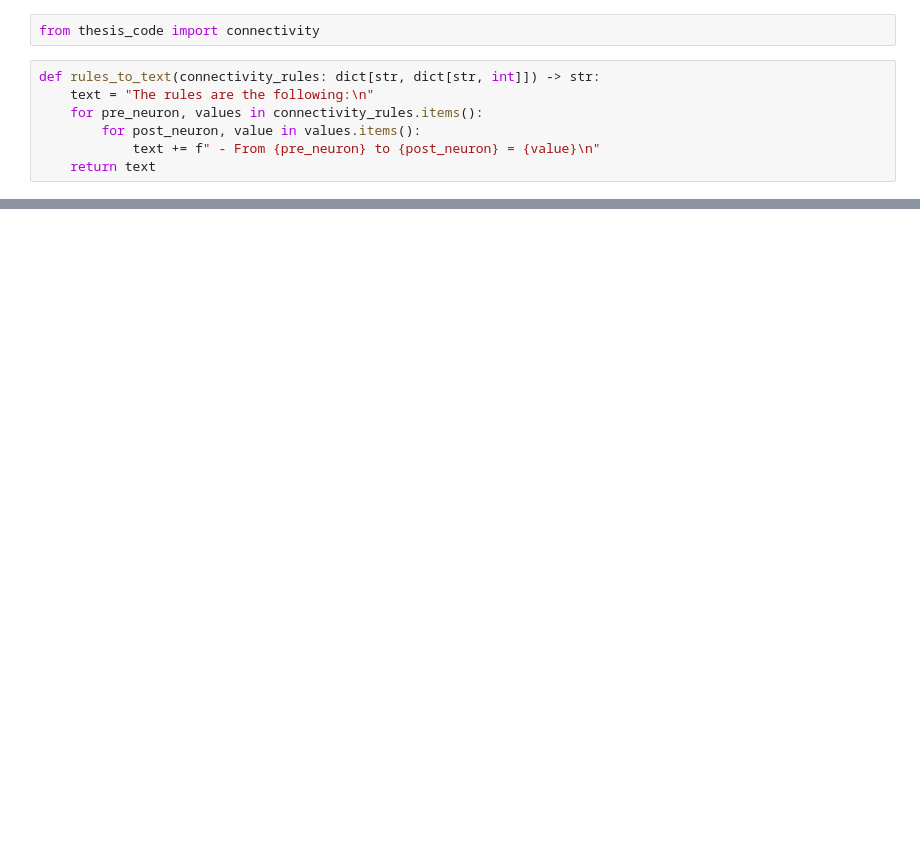
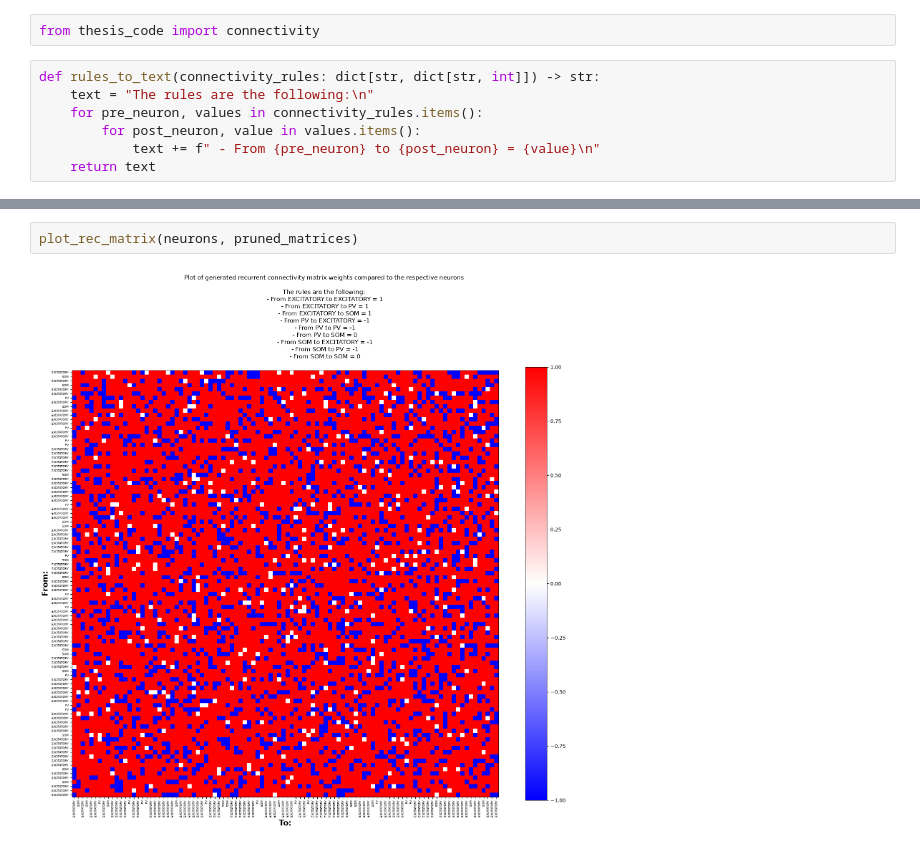
Before and after one commit to Emiel-Nagel/Thesis-Code, a Jupyter notebook: important_tests/test_connectivity.ipynb, the cells around one changed output, grey strips where cells are left out. Saved outputs shown, nothing was run; the diff lists cells and outputs as text; blank space fills up the shorter version.

```diff
--- a/important_tests/test_connectivity.ipynb
+++ b/important_tests/test_connectivity.ipynb
@@ -84,0 +88,4 @@ plot_rec_marix(neurons, rec_matrices)
+# %%
+plot_rec_matrix(neurons, pruned_matrices)
+# %% [output]
+[figure, added]
```
Also changed, not shown: parts of 4 cells of this notebook, 8 other files.
